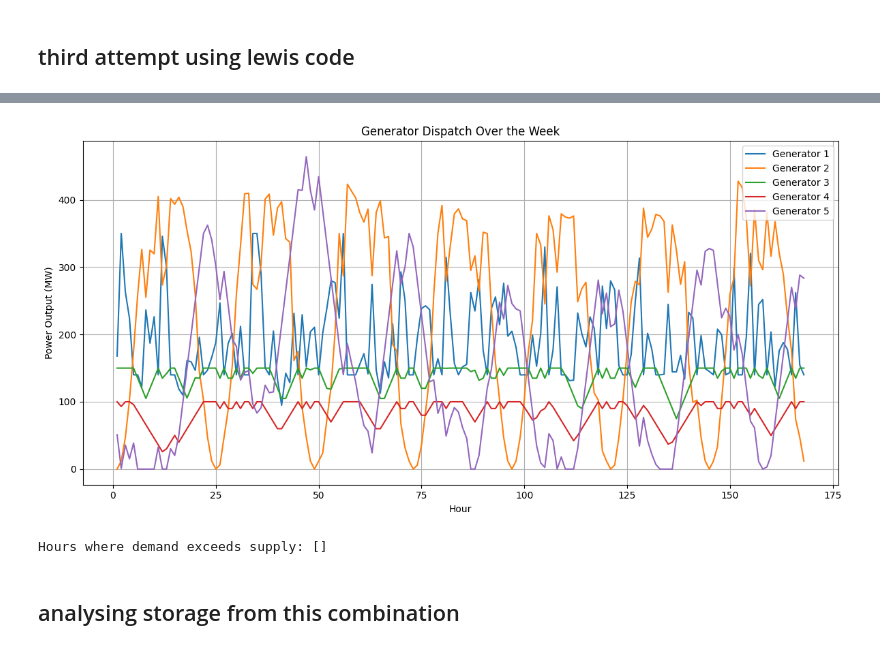
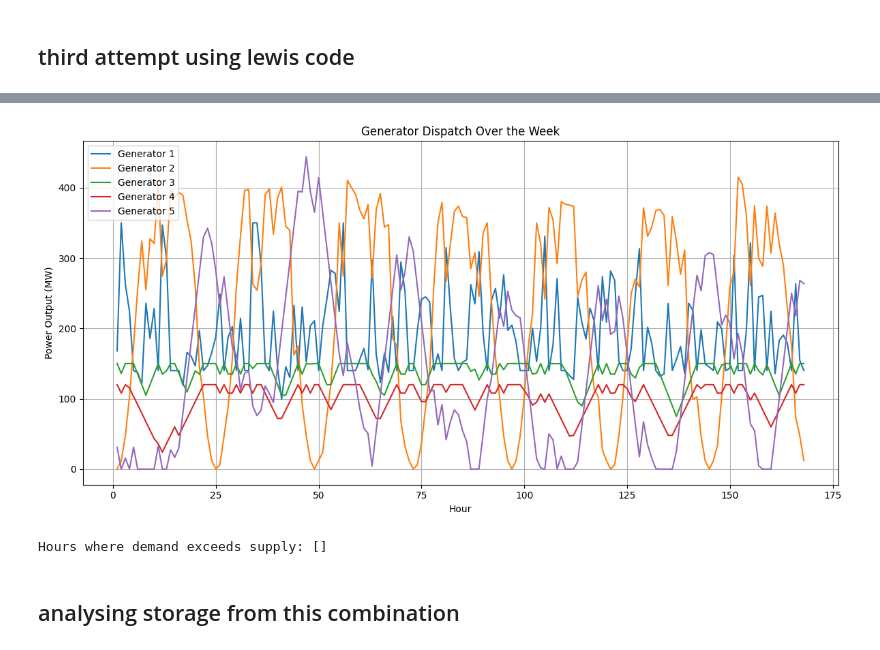
Before and after one commit to sebmcneil/Aurora-Energy, a Jupyter notebook: doubling_solar.ipynb, the cells around one changed output, grey strips where cells are left out. Drawn from its saved outputs; the diff is of its cells as text; code cells hidden in the pictures.

```diff
--- a/doubling_solar.ipynb
+++ b/doubling_solar.ipynb
@@ -209,6 +209,7 @@ line_ratings = pd.read_csv("provided_material/lineratings.csv", index_col=0) # 5
 gen_IDs = np.array( generator_data.loc[:, "NODE"].astype(int) )
 gen_marginal_costs = np.array( generator_data.loc[:, "MC"] ) # (£/MWh)
 gen_capacities = np.array( generator_data.loc[:, "CAP"] ) # (MW)
+gen_capacities[3] *= 1.2 ## times gen 4 by 1.2 to meet demand
 gen_capacities[1] *= 2  # Double the capacity of Generator 2 (Solar)
 
 demand_IDs = np.array(node_demands.columns.astype(int))
@@ -302,6 +303,6 @@ Ramp rates (MW/hour): {3: array([14.99989437]), 4: array([9.99991846]), 5: array
 
 [5 rows x 168 columns]
-[figure, old version]
+[figure, new version]
 Hours where demand exceeds supply: []
 # %% [markdown]
 ## analysing storage from this combination
```
Also changed, not shown: parts of 2 cells of this notebook.
